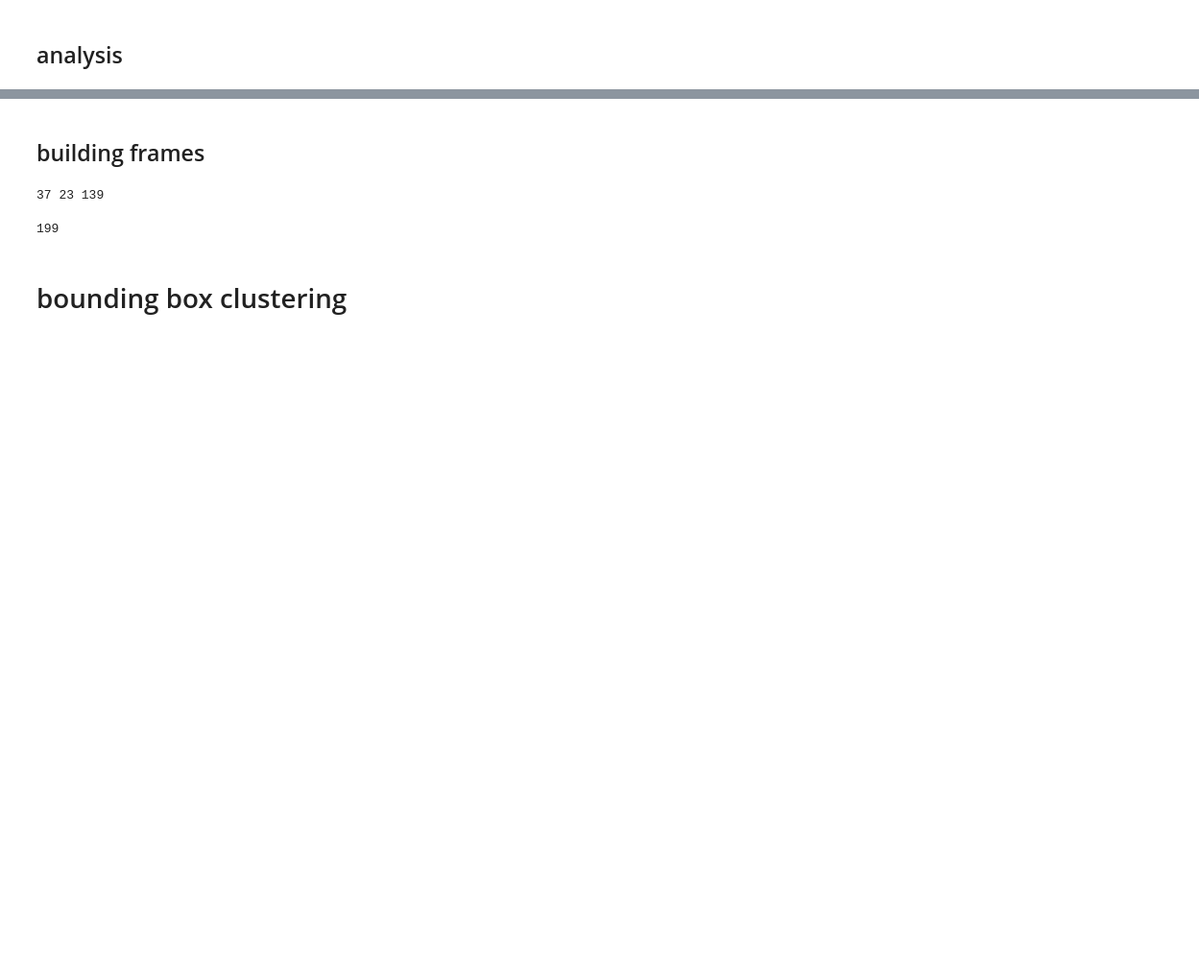
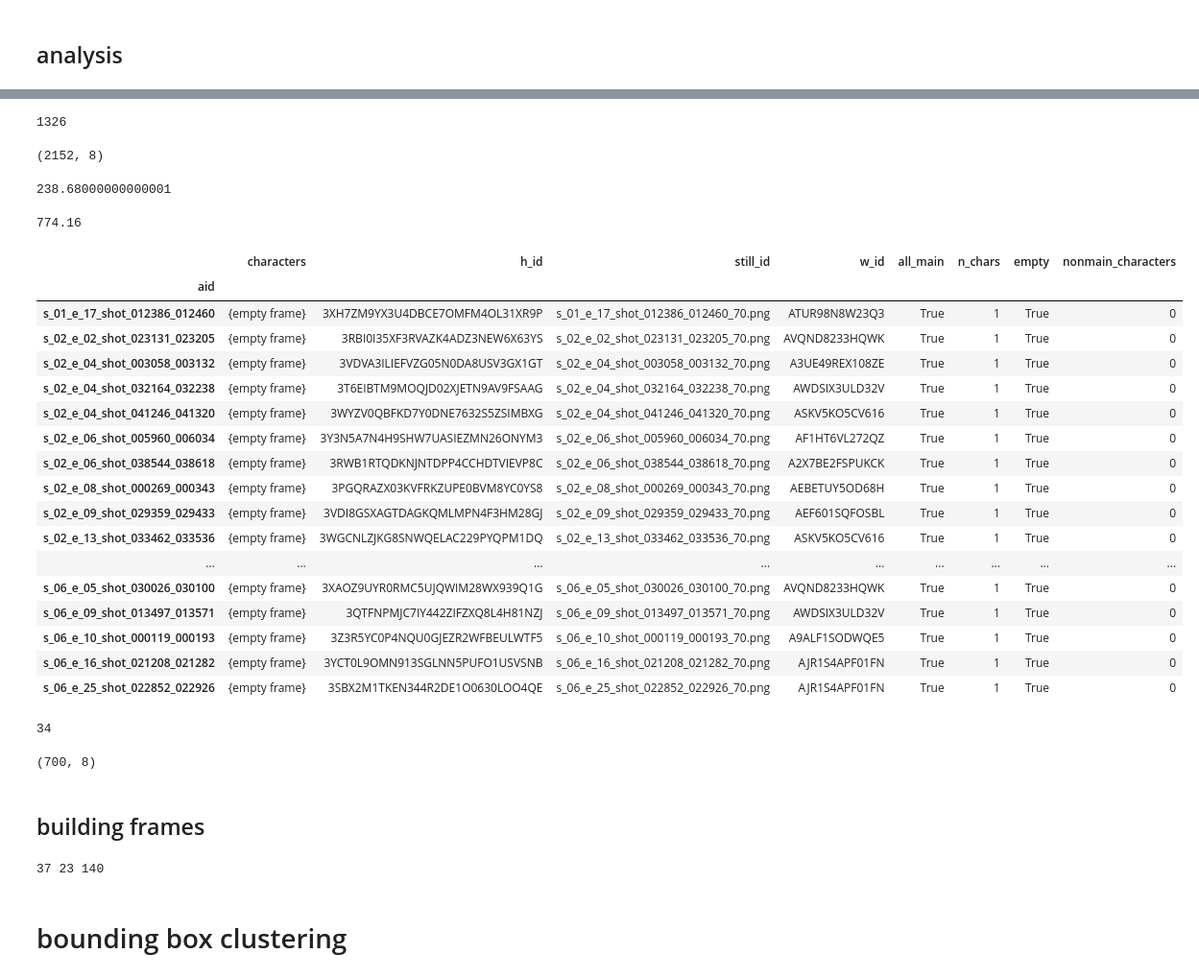
Before and after one commit to drschwenk/stage_1, a Jupyter notebook: mturk_analyzer.ipynb, the cells around one changed output, grey strips where cells are left out. Shown: that part at 96% size. Saved outputs shown, nothing was run; the diff lists cells and outputs as text; code cells hidden in the pictures; blank space fills up the shorter version.

```diff
--- a/mturk_analyzer.ipynb
+++ b/mturk_analyzer.ipynb
@@ -113,6 +230,7 @@ characters_present = [{'h_id': anno['h_id'], 'w_id': anno['worker_id'], 'still_i
 ## analysis
 # %%
 char_df = pd.DataFrame(characters_present)
+char_df['aid'] = char_df['still_id'].apply(lambda x: x.rsplit('_', 1)[0])
 char_df['all_main'] = char_df['characters'].apply(lambda x: all_main(x))
 char_df['n_chars'] = char_df['characters'].apply(lambda x: len(x))
 all_chars = [c for char_list in char_df['characters'].apply(lambda x: list(x)).tolist() for c in char_list]
@@ -153,11 +317,57 @@ conflict_df = char_df[char_df['still_id'].isin(conflict_images)]
+# %%
+char_df['empty'] = ~char_df['characters'].apply(lambda x:bool(x.difference(set(empty_characters))))
+# %%
+char_df['nonmain_characters'] = char_df['characters'].apply(lambda x: len(x.difference(set(main_characters))))
+# %%
+grouped_by_aid = char_df.groupby('aid')
+# %%
+grouped_by_aid.agg(max)['nonmain_characters'].sum()
+# %% [output]
+1326
+# %%
+grouped_by_aid.agg(max).shape
+# %% [output]
+(2152, 8)
+# %%
+grouped_by_aid.agg(max)['nonmain_characters'].sum() * 3 * 3  * 0.02
+# %% [output]
+238.68000000000001
+# %%
+char_df.shape[0] * 0.04
+# %% [output]
+774.16
+# %%
+grouped_by_aid.agg(max)[grouped_by_aid.agg(min)['empty'] == True]
+# %% [output]
+|  | characters | h_id | still_id | w_id | all_main | n_chars | empty | nonmain_characters |
+| aid |  |  |  |  |  |  |  |  |
+| s_01_e_17_shot_012386_012460 | {empty frame} | 3XH7ZM9YX3U4DBCE7OMFM4OL31XR9P | s_01_e_17_shot_012386_012460_70.png | ATUR98N8W23Q3 | True | 1 | True | 0 |
+| s_02_e_02_shot_023131_023205 | {empty frame} | 3RBI0I35XF3RVAZK4ADZ3NEW6X63YS | s_02_e_02_shot_023131_023205_70.png | AVQND8233HQWK | True | 1 | True | 0 |
+| s_02_e_04_shot_003058_003132 | {empty frame} | 3VDVA3ILIEFVZG05N0DA8USV3GX1GT | s_02_e_04_shot_003058_003132_70.png | A3UE49REX108ZE | True | 1 | True | 0 |
+| s_02_e_04_shot_032164_032238 | {empty frame} | 3T6EIBTM9MOQJD02XJETN9AV9FSAAG | s_02_e_04_shot_032164_032238_70.png | AWDSIX3ULD32V | True | 1 | True | 0 |
+| s_02_e_04_shot_041246_041320 | {empty frame} | 3WYZV0QBFKD7Y0DNE7632S5ZSIMBXG | s_02_e_04_shot_041246_041320_70.png | ASKV5KO5CV616 | True | 1 | True | 0 |
+| s_02_e_06_shot_005960_006034 | {empty frame} | 3Y3N5A7N4H9SHW7UASIEZMN26ONYM3 | s_02_e_06_shot_005960_006034_70.png | AF1HT6VL272QZ | True | 1 | True | 0 |
+| s_02_e_06_shot_038544_038618 | {empty frame} | 3RWB1RTQDKNJNTDPP4CCHDTVIEVP8C | s_02_e_06_shot_038544_038618_70.png | A2X7BE2FSPUKCK | True | 1 | True | 0 |
+| s_02_e_08_shot_000269_000343 | {empty frame} | 3PGQRAZX03KVFRKZUPE0BVM8YC0YS8 | s_02_e_08_shot_000269_000343_70.png | AEBETUY5OD68H | True | 1 | True | 0 |
+| s_02_e_09_shot_029359_029433 | {empty frame} | 3VDI8GSXAGTDAGKQMLMPN4F3HM28GJ | s_02_e_09_shot_029359_029433_70.png | AEF601SQFOSBL | True | 1 | True | 0 |
+| s_02_e_13_shot_033462_033536 | {empty frame} | 3WGCNLZJKG8SNWQELAC229PYQPM1DQ | s_02_e_13_shot_033462_033536_70.png | ASKV5KO5CV616 | True | 1 | True | 0 |
+| ... | ... | ... | ... | ... | ... | ... | ... | ... |
+| s_06_e_05_shot_030026_030100 | {empty frame} | 3XAOZ9UYR0RMC5UJQWIM28WX939Q1G | s_06_e_05_shot_030026_030100_70.png | AVQND8233HQWK | True | 1 | True | 0 |
+| s_06_e_09_shot_013497_013571 | {empty frame} | 3QTFNPMJC7IY442ZIFZXQ8L4H81NZJ | s_06_e_09_shot_013497_013571_70.png | AWDSIX3ULD32V | True | 1 | True | 0 |
+| s_06_e_10_shot_000119_000193 | {empty frame} | 3Z3R5YC0P4NQU0GJEZR2WFBEULWTF5 | s_06_e_10_shot_000119_000193_70.png | A9ALF1SODWQE5 | True | 1 | True | 0 |
+| s_06_e_16_shot_021208_021282 | {empty frame} | 3YCT0L9OMN913SGLNN5PUFO1USVSNB | s_06_e_16_shot_021208_021282_70.png | AJR1S4APF01FN | True | 1 | True | 0 |
+| s_06_e_25_shot_022852_022926 | {empty frame} | 3SBX2M1TKEN344R2DE1O0630LOO4QE | s_06_e_25_shot_022852_022926_70.png | AJR1S4APF01FN | True | 1 | True | 0 |
+# %%
+grouped_by_aid.agg(min)['empty'].sum()
+# %% [output]
+34
+# %%
+grouped_by_aid.agg(max).shape
+# %% [output]
+(700, 8)
 # %% [markdown]
 ## building frames
 # %%
-annotations_by_frame = defaultdict(list)
-for anno in sorted(assignment_results, key=lambda x: x['stillID']):
-    animation_id = anno['stillID'].rsplit('_', 1)[0]
-    annotations_by_frame[animation_id].append(anno)
-
 all_main_annotations_by_frame = {}
 no_main_annotations_by_frame = {}
 mixed_all_frames = {}
@@ -175,11 +385,7 @@ for aid, annos in annotations_by_frame.items():
 
 print(len(all_main_annotations_by_frame), len(no_main_annotations_by_frame), len(mixed_all_frames))
 # %% [output]
-37 23 139
+37 23 140
-# %%
-len(annotations_by_frame)
-# %% [output]
-199
 # %% [markdown]
 # bounding box clustering
 # %%
```
Also changed, not shown: parts of 52 cells of this notebook, 7 other files.
